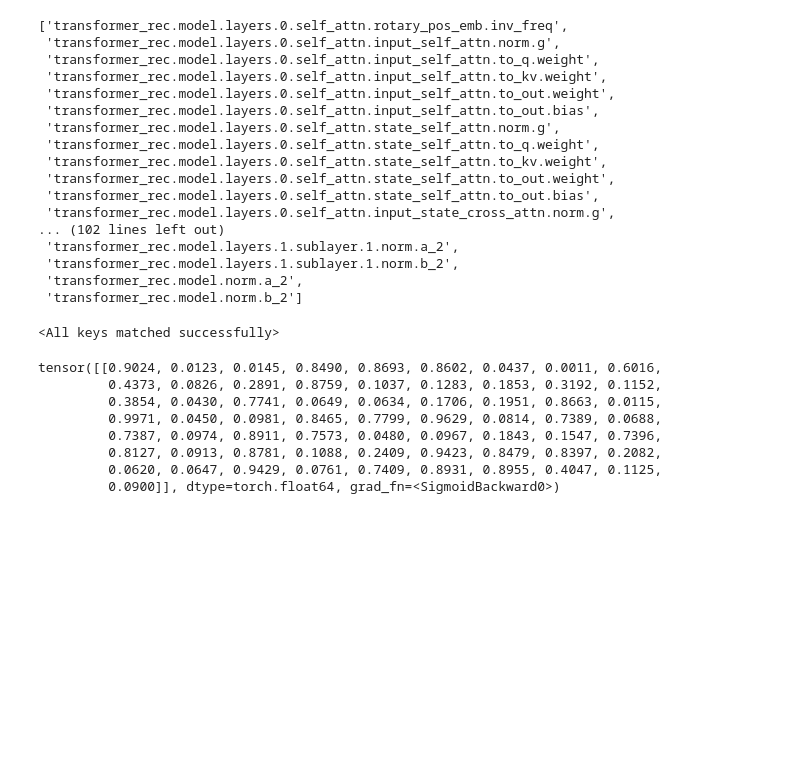
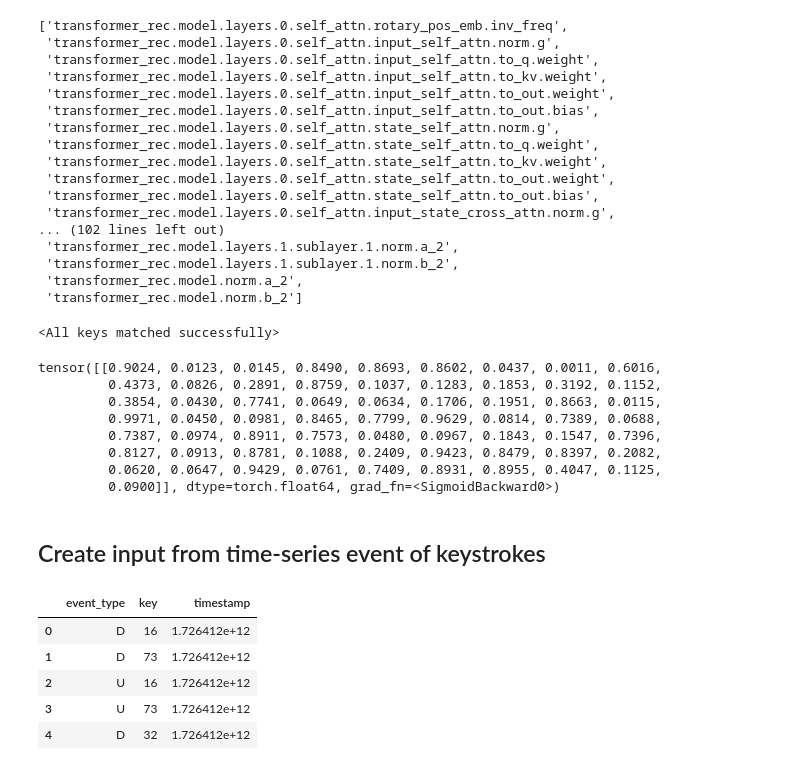
Before and after one commit to Shikhar03Stark/KeystrokeIdentity, a Jupyter notebook: PoC/TypeFormer/use_typeformer.ipynb, the cells around one changed output. Drawn from its saved outputs; the diff is of its cells as text; code cells hidden in the pictures; blank space fills up the shorter version.

```diff
--- a/PoC/TypeFormer/use_typeformer.ipynb
+++ b/PoC/TypeFormer/use_typeformer.ipynb
@@ -67,3 +67,20 @@ tensor([[0.9024, 0.0123, 0.0145, 0.8490, 0.8693, 0.8602, 0.0437, 0.0011, 0.6016,
          0.8127, 0.0913, 0.8781, 0.1088, 0.2409, 0.9423, 0.8479, 0.8397, 0.2082,
          0.0620, 0.0647, 0.9429, 0.0761, 0.7409, 0.8931, 0.8955, 0.4047, 0.1125,
          0.0900]], dtype=torch.float64, grad_fn=<SigmoidBackward0>)
+# %% [markdown]
+## Create input from time-series event of keystrokes
+# %%
+import pandas as pd
+import numpy as np
+
+df = pd.read_csv('../keystrokes_4.csv')
+df['timestamp'] = df['timestamp'].map(lambda x: x/1000_000)
+# %%
+df.head()
+# %% [output]
+|  | event_type | key | timestamp |
+| 0 | D | 16 | 1.726412e+12 |
+| 1 | D | 73 | 1.726412e+12 |
+| 2 | U | 16 | 1.726412e+12 |
+| 3 | U | 73 | 1.726412e+12 |
+| 4 | D | 32 | 1.726412e+12 |
```
Also changed, not shown: parts of 1 cell of this notebook, 3 other files.
